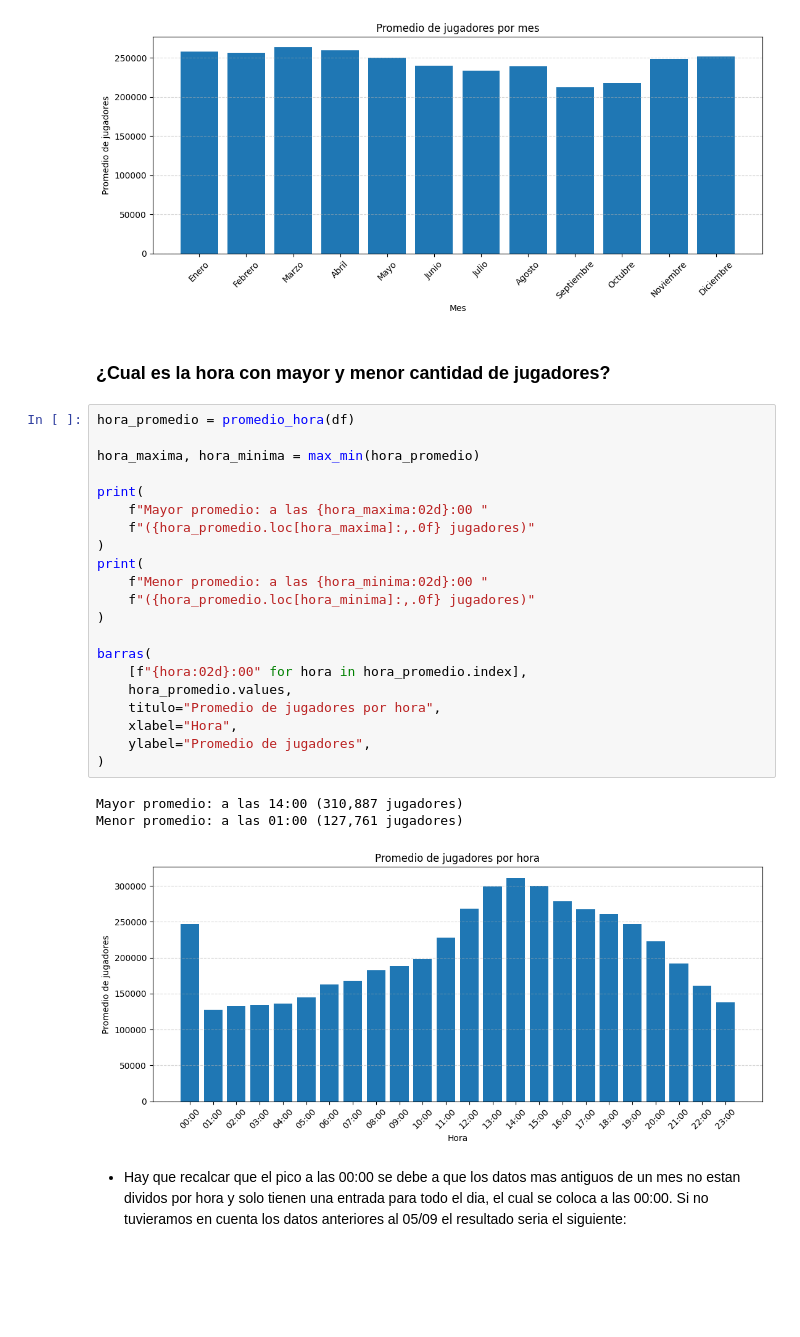
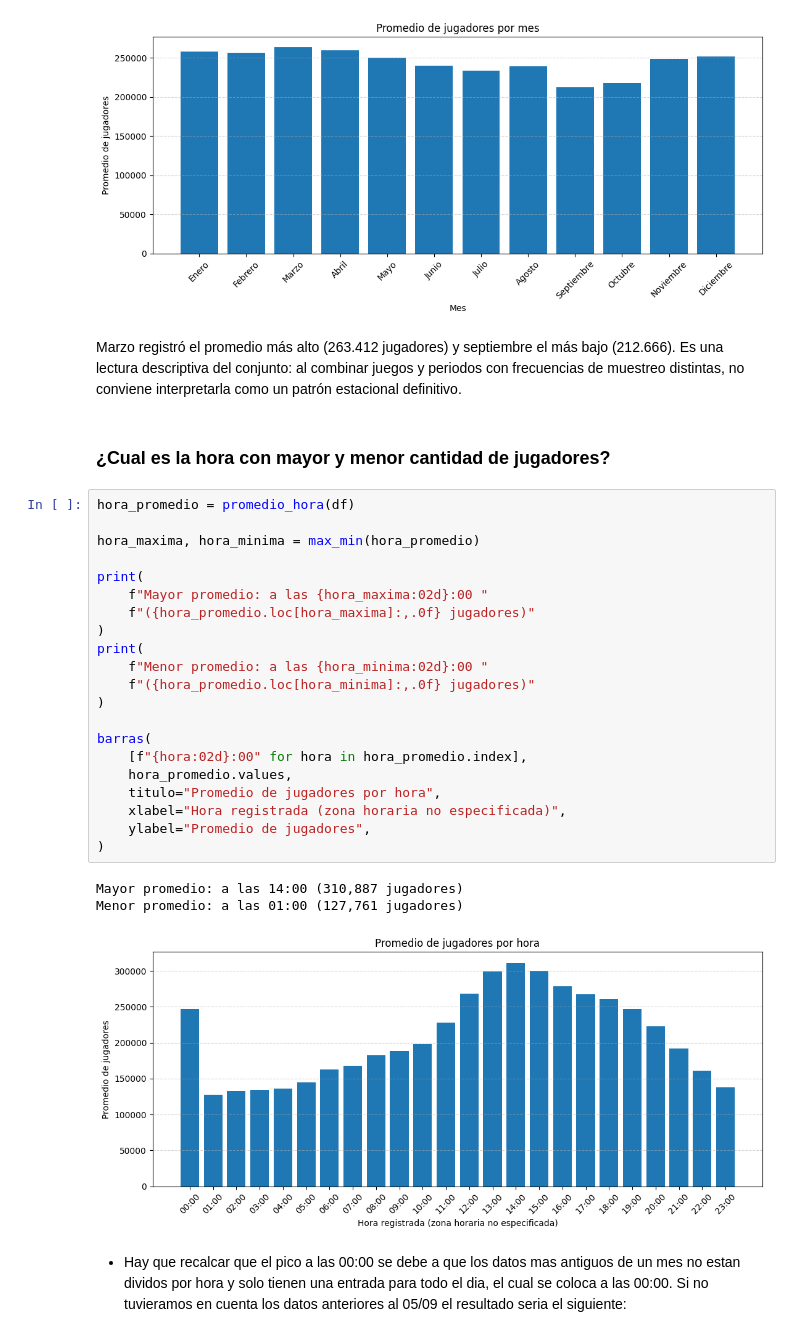
Before and after one commit to ai-somorrostro/Grupo2, a Jupyter notebook: SBD/steam_notebook.ipynb, the cells around one changed output. Cells and saved outputs as stored; diff of their text form; blank space fills up the shorter version.

```diff
--- a/SBD/steam_notebook.ipynb
+++ b/SBD/steam_notebook.ipynb
@@ -494,33 +515,35 @@ barras(
 Mayor promedio: Marzo (263,412 jugadores)
 Menor promedio: Septiembre (212,666 jugadores)
 [figure]
+# %% [markdown]
+Marzo registró el promedio más alto (263.412 jugadores) y septiembre el más bajo (212.666). Es una lectura descriptiva del conjunto: al combinar juegos y periodos con frecuencias de muestreo distintas, no conviene interpretarla como un patrón estacional definitivo.
 # %% [markdown]
 ### ¿Cual es la hora con mayor y menor cantidad de jugadores?
 # %%
 hora_promedio = promedio_hora(df)
 
 hora_maxima, hora_minima = max_min(hora_promedio)
 
 print(
     f"Mayor promedio: a las {hora_maxima:02d}:00 "
     f"({hora_promedio.loc[hora_maxima]:,.0f} jugadores)"
 )
 print(
     f"Menor promedio: a las {hora_minima:02d}:00 "
     f"({hora_promedio.loc[hora_minima]:,.0f} jugadores)"
 )
 
 barras(
     [f"{hora:02d}:00" for hora in hora_promedio.index],
     hora_promedio.values,
     titulo="Promedio de jugadores por hora",
-    xlabel="Hora",
+    xlabel="Hora registrada (zona horaria no especificada)",
     ylabel="Promedio de jugadores",
 )
 # %% [output]
 Mayor promedio: a las 14:00 (310,887 jugadores)
 Menor promedio: a las 01:00 (127,761 jugadores)
-[figure, old version]
+[figure, new version]
 # %% [markdown]
 - Hay que recalcar que el pico a las 00:00 se debe a que los datos mas antiguos de un mes no estan dividos por hora y solo tienen una entrada para todo el dia, el cual se coloca a las 00:00. Si no tuvieramos en cuenta los datos anteriores al 05/09 el resultado seria el siguiente:
 # %%
```
Also changed, not shown: parts of 31 cells of this notebook, 8 other files.
